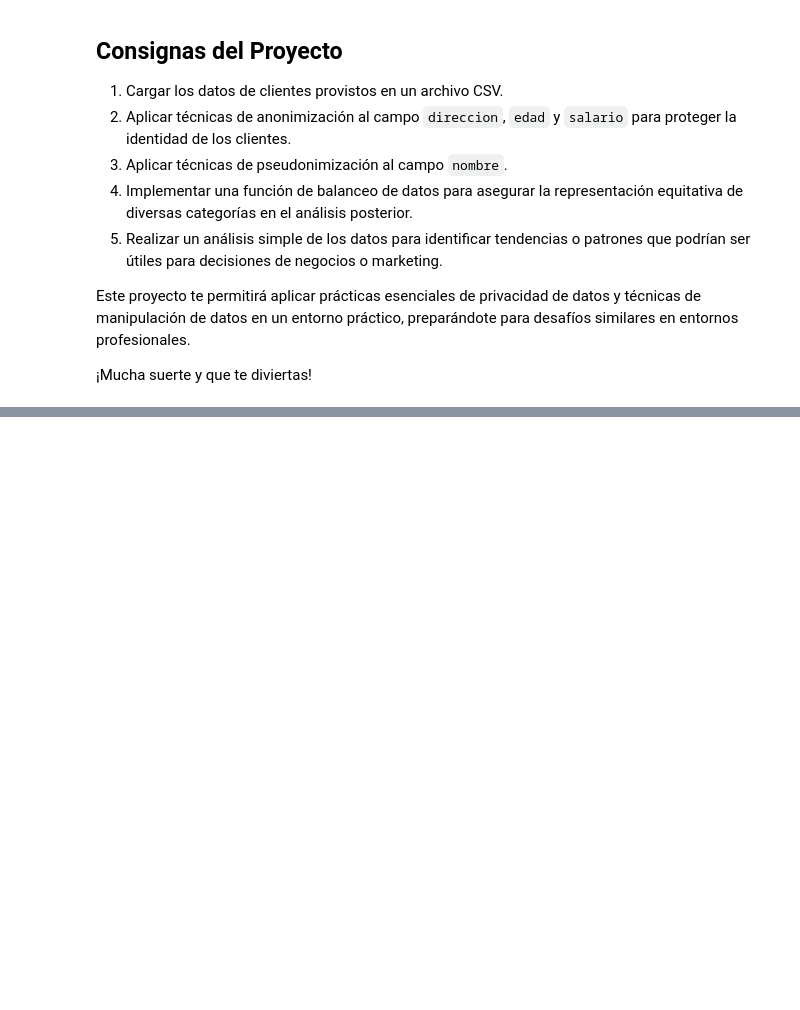
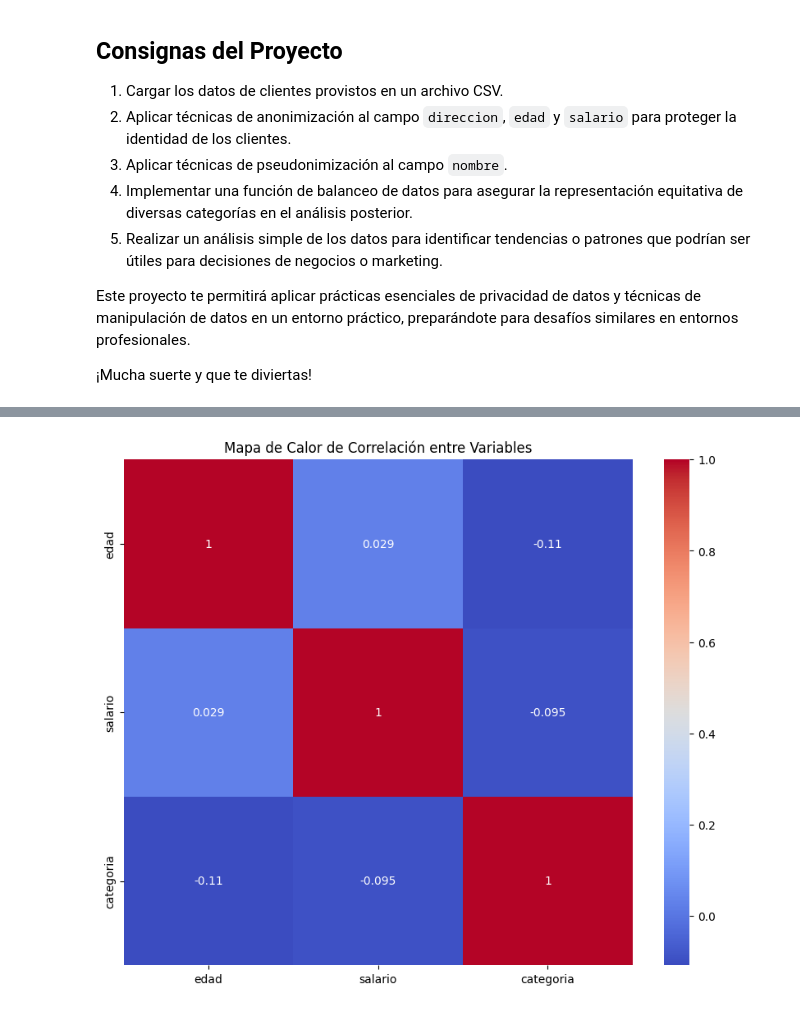
Before and after one commit to sorubadguy/Curso_data_y_machine, a Jupyter notebook: Día_14/Cuadernos para Prácticas/Proyecto del Día 14 - Gestión Segura de Datos de Clientes.ipynb, the cells around one changed output, grey strips where cells are left out. Saved outputs shown, nothing was run; the diff lists cells and outputs as text; code cells hidden in the pictures; blank space fills up the shorter version.

```diff
--- a/Día_14/Cuadernos para Prácticas/Proyecto del Día 14 - Gestión Segura de Datos de Clientes.ipynb
+++ b/Día_14/Cuadernos para Prácticas/Proyecto del Día 14 - Gestión Segura de Datos de Clientes.ipynb
@@ -21,0 +151,11 @@ Este proyecto te permitirá aplicar prácticas esenciales de privacidad de datos
+# %%
+# Visualización 3: Mapa de Calor de Correlación entre Variables
+plt.figure(figsize=(10, 8))
+# Calculamos la matriz de correlación
+correlation_matrix = df_data[['edad', 'salario', 'categoria']].corr()
+heatmap = sns.heatmap(correlation_matrix,
+                      annot=True,
+                      cmap='coolwarm')
+heatmap.set(title='Mapa de Calor de Correlación entre Variables');
+# %% [output]
+[figure, added]
```
Also changed, not shown: parts of 10 cells of this notebook, 3 other files.
